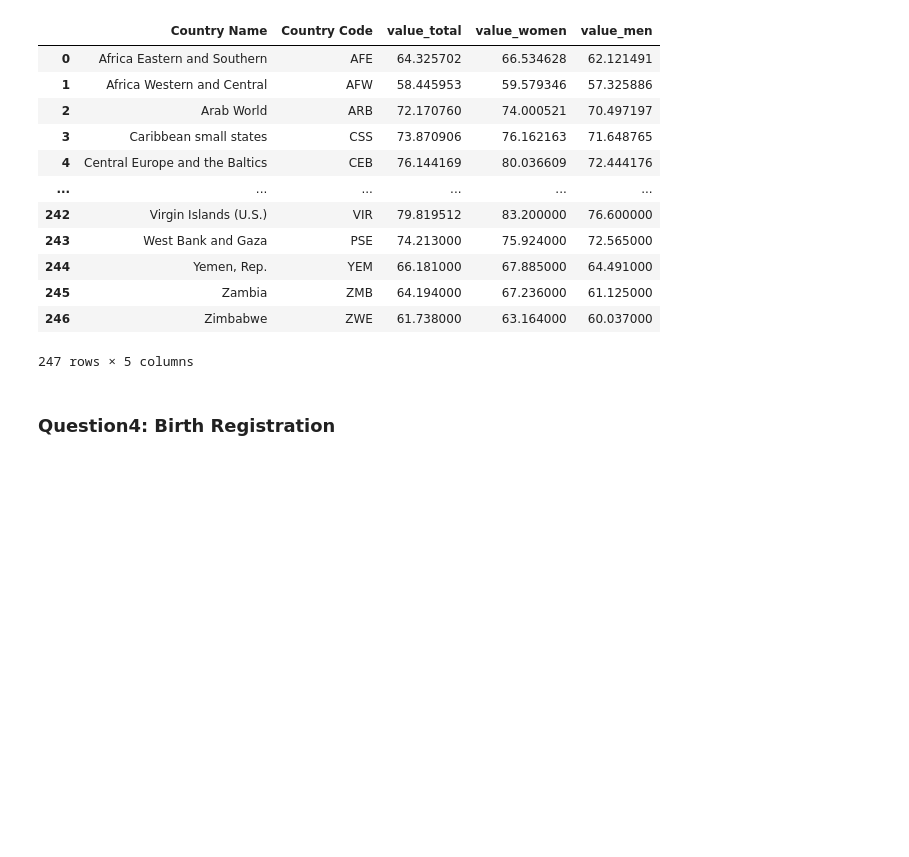
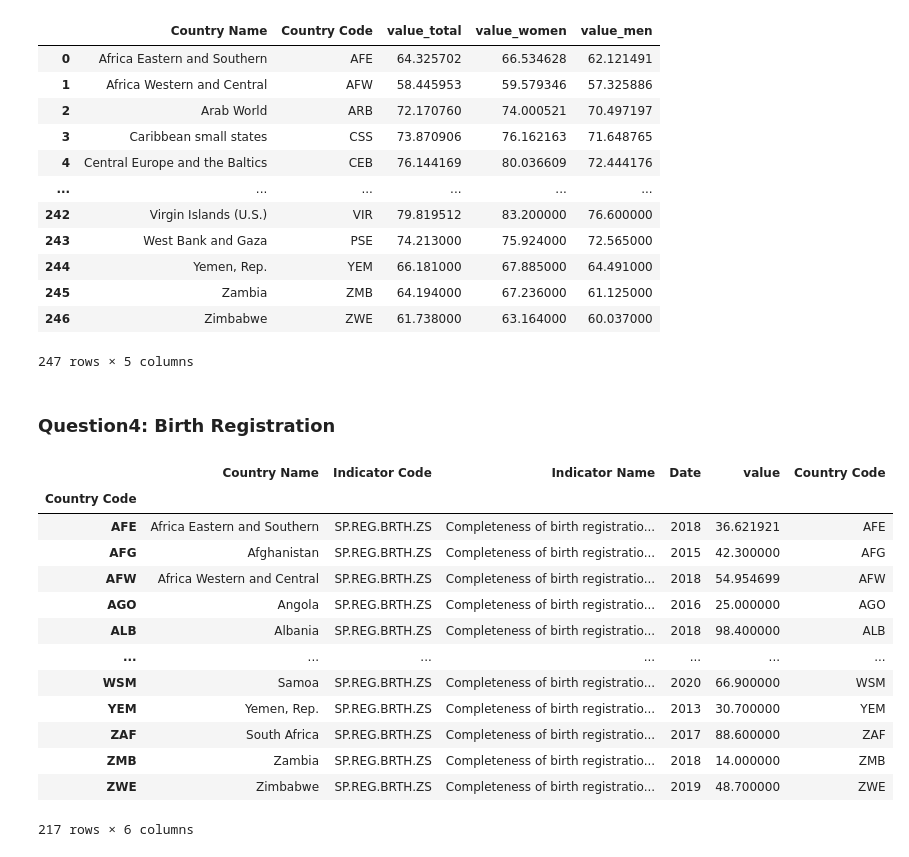
Before and after one commit to berdikhanova/DS4SG-Global-Inequality, a Jupyter notebook: Code/norika_questions.ipynb, the cells around one changed output. Cells and saved outputs as stored; diff of their text form; code cells hidden in the pictures; blank space fills up the shorter version.

Commit message:
birth registration update

```diff
--- a/Code/norika_questions.ipynb
+++ b/Code/norika_questions.ipynb
@@ -91,0 +89,20 @@ br_df = df[df["Indicator Code"] == ""]
+# %%
+br_df = df[(df["Indicator Name"] == "Completeness of birth registration (%)") ]
+br_df = br_df.groupby("Country Code").last()
+br_df["Country Code"] = br_df.index.values
+br_df
+# %% [output]
+|  | Country Name | Indicator Code | Indicator Name | Date | value | Country Code |
+| Country Code |  |  |  |  |  |  |
+| AFE | Africa Eastern and Southern | SP.REG.BRTH.ZS | Completeness of birth registratio... | 2018 | 36.621921 | AFE |
+| AFG | Afghanistan | SP.REG.BRTH.ZS | Completeness of birth registratio... | 2015 | 42.300000 | AFG |
+| AFW | Africa Western and Central | SP.REG.BRTH.ZS | Completeness of birth registratio... | 2018 | 54.954699 | AFW |
+| AGO | Angola | SP.REG.BRTH.ZS | Completeness of birth registratio... | 2016 | 25.000000 | AGO |
+| ALB | Albania | SP.REG.BRTH.ZS | Completeness of birth registratio... | 2018 | 98.400000 | ALB |
+| ... | ... | ... | ... | ... | ... | ... |
+| WSM | Samoa | SP.REG.BRTH.ZS | Completeness of birth registratio... | 2020 | 66.900000 | WSM |
+| YEM | Yemen, Rep. | SP.REG.BRTH.ZS | Completeness of birth registratio... | 2013 | 30.700000 | YEM |
+| ZAF | South Africa | SP.REG.BRTH.ZS | Completeness of birth registratio... | 2017 | 88.600000 | ZAF |
+| ZMB | Zambia | SP.REG.BRTH.ZS | Completeness of birth registratio... | 2018 | 14.000000 | ZMB |
+| ZWE | Zimbabwe | SP.REG.BRTH.ZS | Completeness of birth registratio... | 2019 | 48.700000 | ZWE |
+217 rows × 6 columns
```
Also changed, not shown: parts of 7 cells of this notebook, 1 other file.
